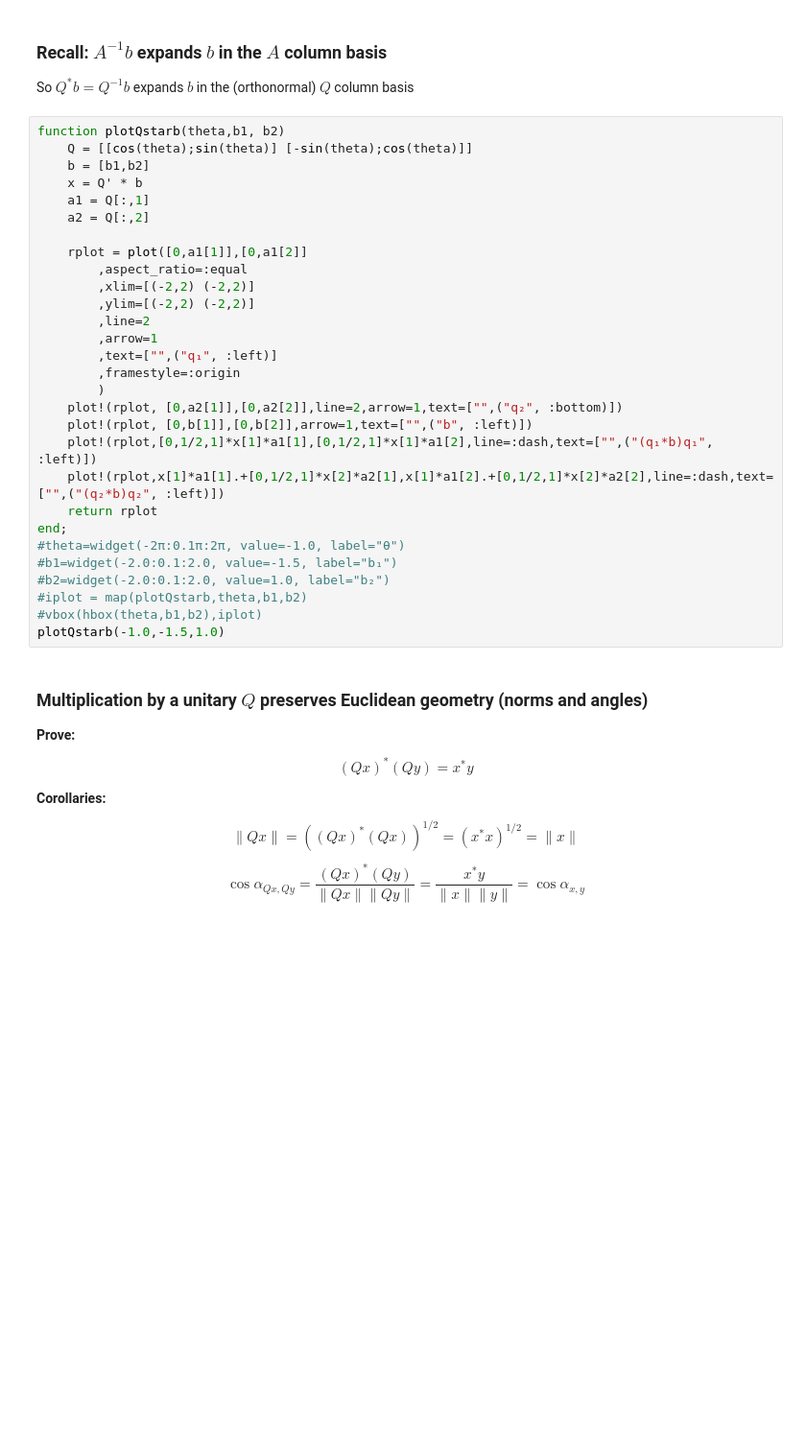
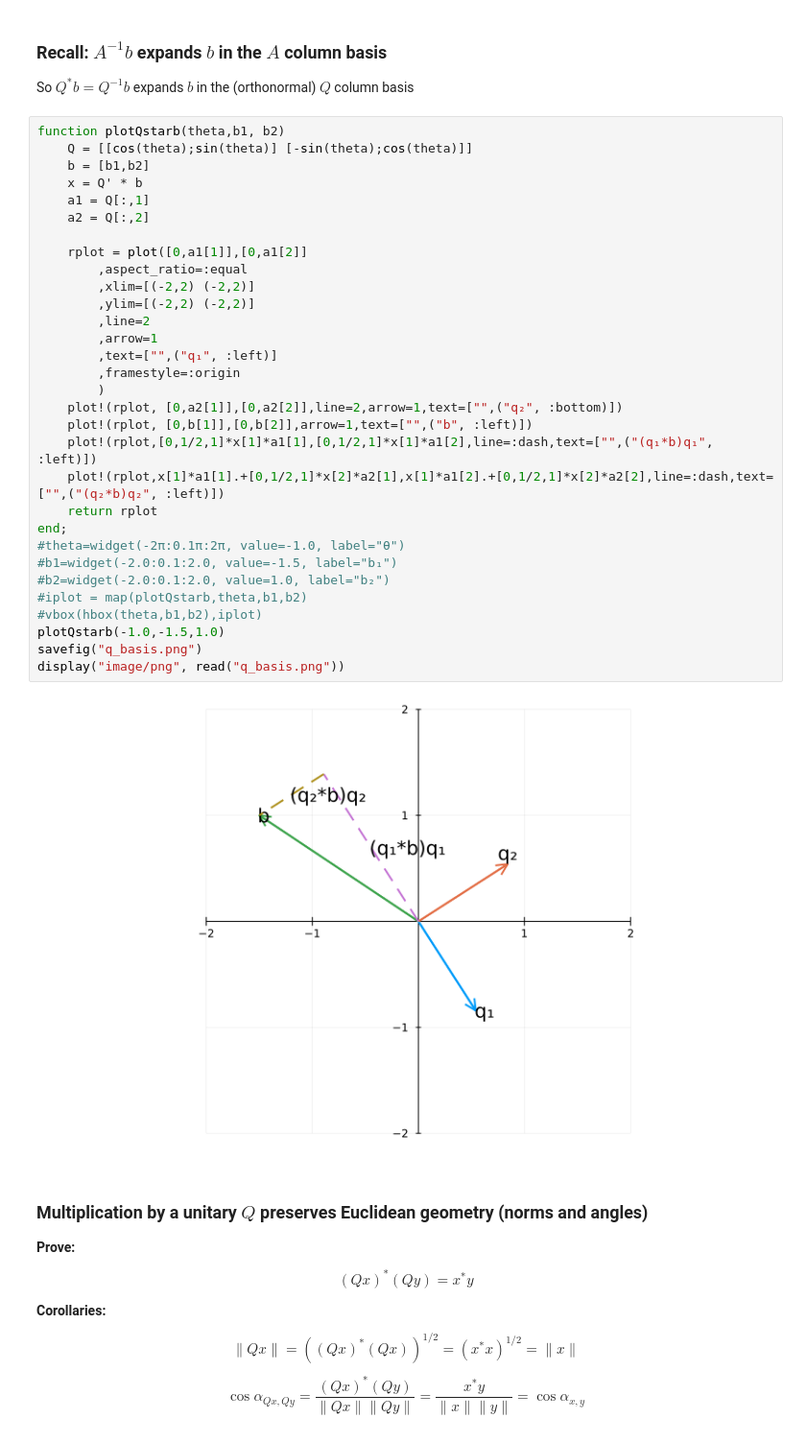
Before and after one commit to tisaac/gtcse6643sp22mybinder, a Jupyter notebook: lec02static.ipynb, the cells around one changed output. Shown at 96% size. Saved outputs shown, nothing was run; the diff lists cells and outputs as text; blank space fills up the shorter version.

```diff
--- a/lec02static.ipynb
+++ b/lec02static.ipynb
@@ -388,32 +392,36 @@ So $Q^*b = Q^{-1} b$ expands $b$ in the (orthonormal) $Q$ column basis
 # %%
 function plotQstarb(theta,b1, b2)
     Q = [[cos(theta);sin(theta)] [-sin(theta);cos(theta)]]
     b = [b1,b2]
     x = Q' * b
     a1 = Q[:,1]
     a2 = Q[:,2]
 
     rplot = plot([0,a1[1]],[0,a1[2]]
         ,aspect_ratio=:equal
         ,xlim=[(-2,2) (-2,2)]
         ,ylim=[(-2,2) (-2,2)]
         ,line=2
         ,arrow=1
         ,text=["",("q₁", :left)]
         ,framestyle=:origin
         )
     plot!(rplot, [0,a2[1]],[0,a2[2]],line=2,arrow=1,text=["",("q₂", :bottom)])
     plot!(rplot, [0,b[1]],[0,b[2]],arrow=1,text=["",("b", :left)])
     plot!(rplot,[0,1/2,1]*x[1]*a1[1],[0,1/2,1]*x[1]*a1[2],line=:dash,text=["",("(q₁*b)q₁", :left)])
     plot!(rplot,x[1]*a1[1].+[0,1/2,1]*x[2]*a2[1],x[1]*a1[2].+[0,1/2,1]*x[2]*a2[2],line=:dash,text=["",("(q₂*b)q₂", :left)])
     return rplot
 end;
 #theta=widget(-2π:0.1π:2π, value=-1.0, label="θ")
 #b1=widget(-2.0:0.1:2.0, value=-1.5, label="b₁")
 #b2=widget(-2.0:0.1:2.0, value=1.0, label="b₂")
 #iplot = map(plotQstarb,theta,b1,b2)
 #vbox(hbox(theta,b1,b2),iplot)
 plotQstarb(-1.0,-1.5,1.0)
+savefig("q_basis.png")
+display("image/png", read("q_basis.png"))
+# %% [output]
+[figure, added]
 # %% [markdown]
 ### Multiplication by a unitary $Q$ preserves Euclidean geometry (norms and angles)
 
```
Also changed, not shown: parts of 21 cells of this notebook.
